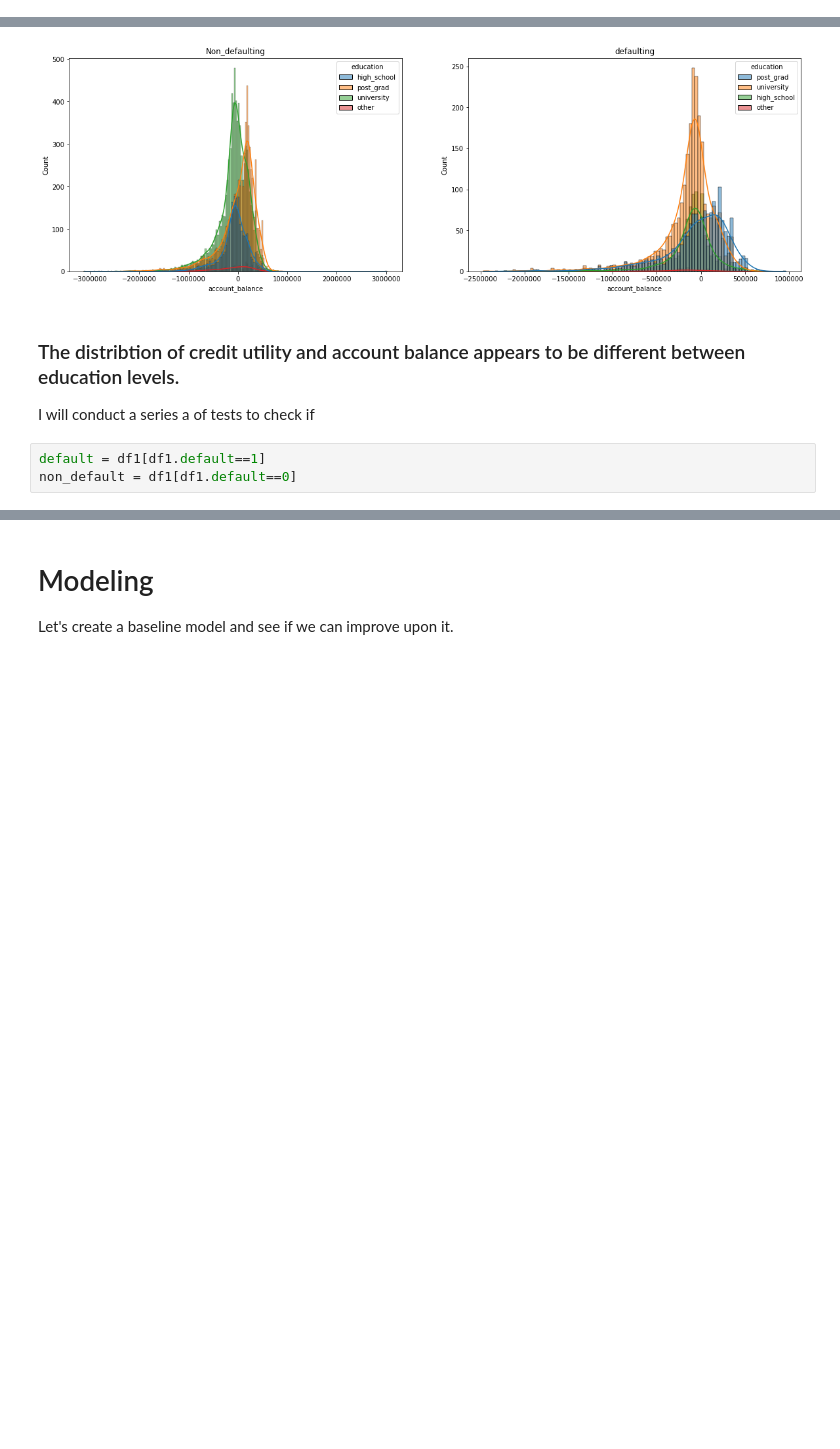
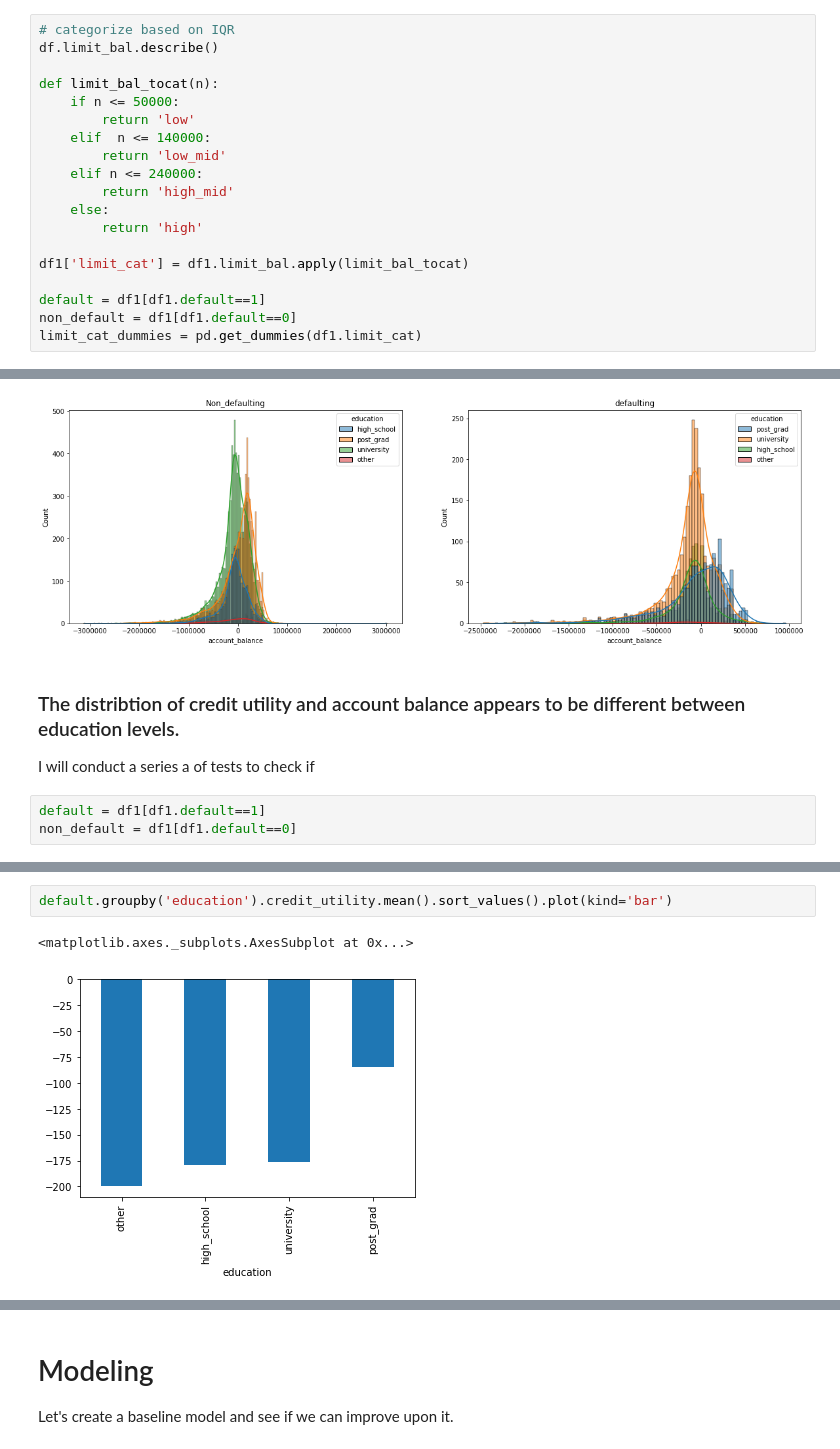
Before and after one commit to SlimHintz/credit-card-default-detection, a Jupyter notebook: dataComprehension.ipynb, the cells around one changed output, grey strips where cells are left out. Saved outputs shown, nothing was run; the diff lists cells and outputs as text; blank space fills up the shorter version.

```diff
--- a/dataComprehension.ipynb
+++ b/dataComprehension.ipynb
@@ -377,3 +405,22 @@ sns.scatterplot(data=df1, x='age', y='limit_bal', hue='default')
+# %%
+# categorize based on IQR
+df.limit_bal.describe()
+
+def limit_bal_tocat(n):
+    if n <= 50000:
+        return 'low'
+    elif  n <= 140000:
+        return 'low_mid'
+    elif n <= 240000:
+        return 'high_mid'
+    else:
+        return 'high'
+
+df1['limit_cat'] = df1.limit_bal.apply(limit_bal_tocat)
+
+default = df1[df1.default==1]
+non_default = df1[df1.default==0]
+limit_cat_dummies = pd.get_dummies(df1.limit_cat)
 # %% [markdown]
 Let's make the column associated with the percentage paid each month and then create a credit usage column
 # %%
@@ -437,0 +497,5 @@ non_default = df1[df1.default==0]
+# %%
+default.groupby('education').credit_utility.mean().sort_values().plot(kind='bar')
+# %% [output]
+<matplotlib.axes._subplots.AxesSubplot at 0x...>
+[figure, added]
```
Also changed, not shown: parts of 24 cells of this notebook, 1 other file.
